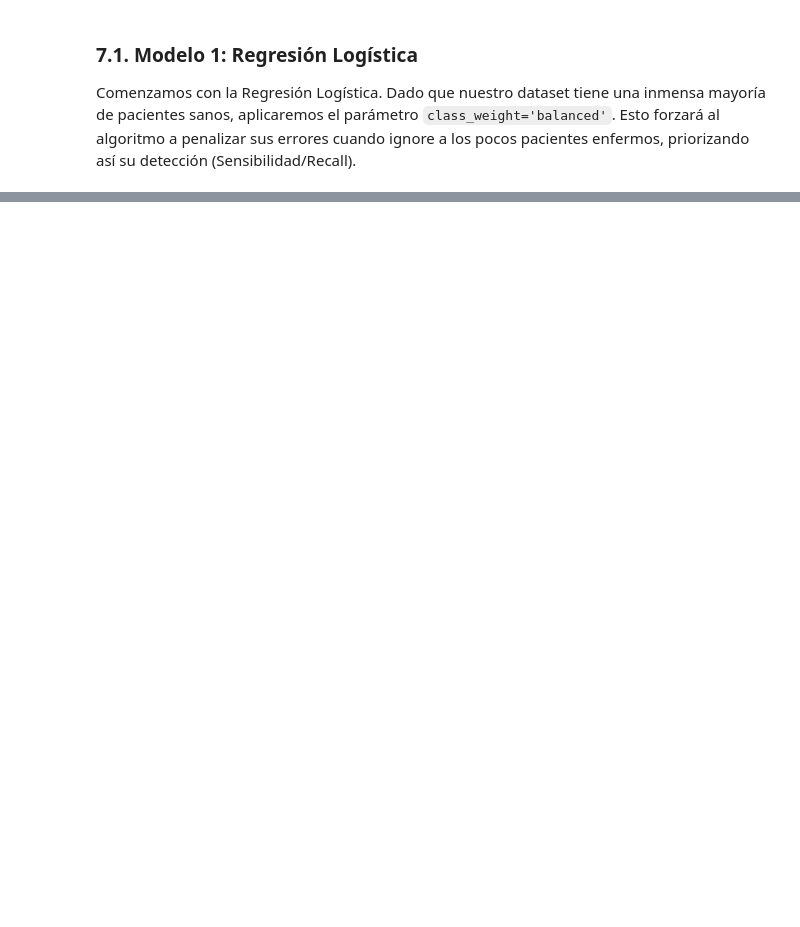
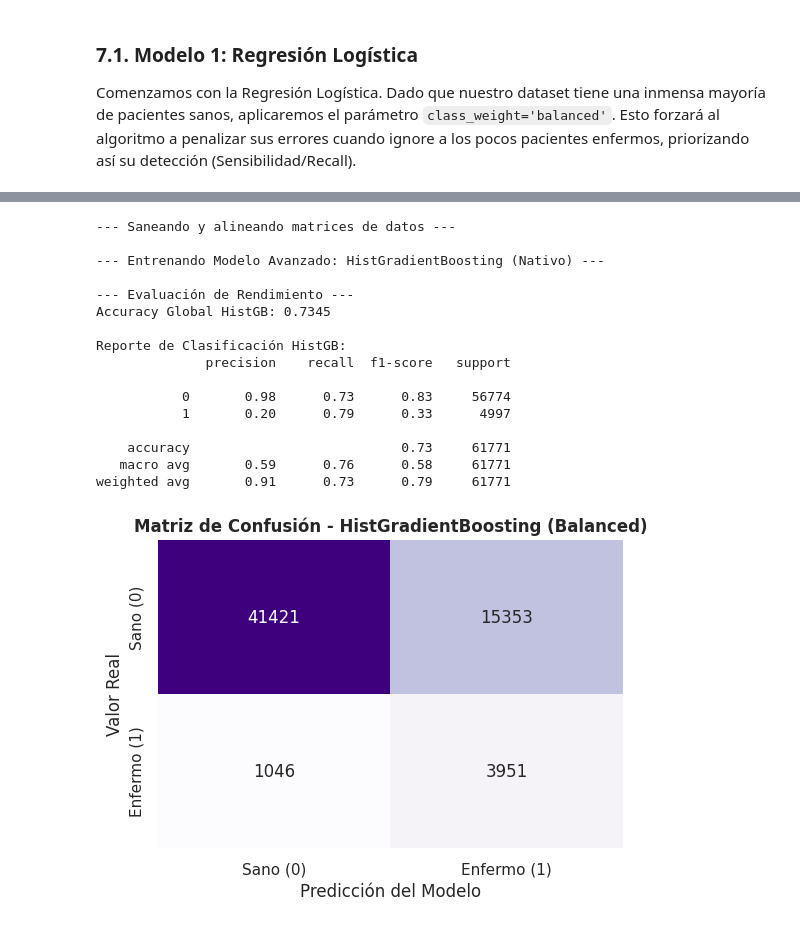
Before and after one commit to jjimper/ProyectoIACOM, a Jupyter notebook: Trabajo.ipynb, the cells around one changed output, grey strips where cells are left out. Saved outputs shown, nothing was run; the diff lists cells and outputs as text; code cells hidden in the pictures; blank space fills up the shorter version.

```diff
--- a/Trabajo.ipynb
+++ b/Trabajo.ipynb
@@ -952,0 +1129,77 @@ Como herramienta de cribado médico primario, este modelo de Regresión Logísti
+# %%
+from sklearn.ensemble import HistGradientBoostingClassifier
+from sklearn.metrics import accuracy_score, classification_report, confusion_matrix
+import seaborn as sns
+import matplotlib.pyplot as plt
+import pandas as pd
+
+print("--- Saneando y alineando matrices de datos ---")
+
+# 1. Eliminamos columnas duplicadas por nombre
+X_train_clean = X_train.loc[:, ~X_train.columns.duplicated()]
+X_test_clean = X_test.loc[:, ~X_test.columns.duplicated()]
+
+# 2. Reseteamos los índices de las variables objetivo para evitar desalineación de filas
+y_train_clean = y_train.reset_index(drop=True)
+y_test_clean = y_test.reset_index(drop=True)
+
+# 3. Re-escalamos los datos limpios
+X_train_scaled_clean = scaler.fit_transform(X_train_clean)
+X_test_scaled_clean = scaler.transform(X_test_clean)
+
+# 4. Reconstruimos los DataFrames asegurando columnas únicas y reseteando índices de filas
+X_train_scaled_df = pd.DataFrame(X_train_scaled_clean, columns=X_train_clean.columns).reset_index(drop=True)
+X_test_scaled_df = pd.DataFrame(X_test_scaled_clean, columns=X_test_clean.columns).reset_index(drop=True)
+
+
+print("\n--- Entrenando Modelo Avanzado: HistGradientBoosting (Nativo) ---")
+
+# 5. Inicializamos el Gradient Boosting nativo con pesos balanceados automáticos
+modelo_hgb = HistGradientBoostingClassifier(
+    max_iter=150,                # Número de árboles secuenciales (equivalente a n_estimators)
+    learning_rate=0.05,          # Tasa de aprendizaje
+    max_depth=5,                 # Profundidad máxima de cada árbol
+    class_weight='balanced',     # ¡El truco nativo para el desbalanceo masivo!
+    random_state=42
+)
+
+# 6. Entrenamos con las 37 variables originales escaladas y limpias
+modelo_hgb.fit(X_train_scaled_df, y_train_clean)
+
+# 7. Realizamos predicciones
+y_pred_hgb = modelo_hgb.predict(X_test_scaled_df)
+
+
+print("\n--- Evaluación de Rendimiento ---")
+
+# 8. Evaluación en pantalla
+print(f"Accuracy Global HistGB: {accuracy_score(y_test_clean, y_pred_hgb):.4f}\n")
+print("Reporte de Clasificación HistGB:")
+print(classification_report(y_test_clean, y_pred_hgb))
+
+# 9. Matriz de Confusión en un tono púrpura/azul elegante
+plt.figure(figsize=(6, 4))
+sns.heatmap(confusion_matrix(y_test_clean, y_pred_hgb), annot=True, fmt='d', cmap='Purples', cbar=False,
+            xticklabels=['Sano (0)', 'Enfermo (1)'], yticklabels=['Sano (0)', 'Enfermo (1)'])
+plt.title('Matriz de Confusión - HistGradientBoosting (Balanced)', fontweight='bold')
+plt.ylabel('Valor Real')
+plt.xlabel('Predicción del Modelo')
+plt.show()
+# %% [output]
+--- Saneando y alineando matrices de datos ---
+
+--- Entrenando Modelo Avanzado: HistGradientBoosting (Nativo) ---
+
+--- Evaluación de Rendimiento ---
+Accuracy Global HistGB: 0.7345
+
+Reporte de Clasificación HistGB:
+              precision    recall  f1-score   support
+
+           0       0.98      0.73      0.83     56774
+           1       0.20      0.79      0.33      4997
+
+    accuracy                           0.73     61771
+   macro avg       0.59      0.76      0.58     61771
+weighted avg       0.91      0.73      0.79     61771
+[figure, added]
```
Also changed, not shown: parts of 29 cells of this notebook.
